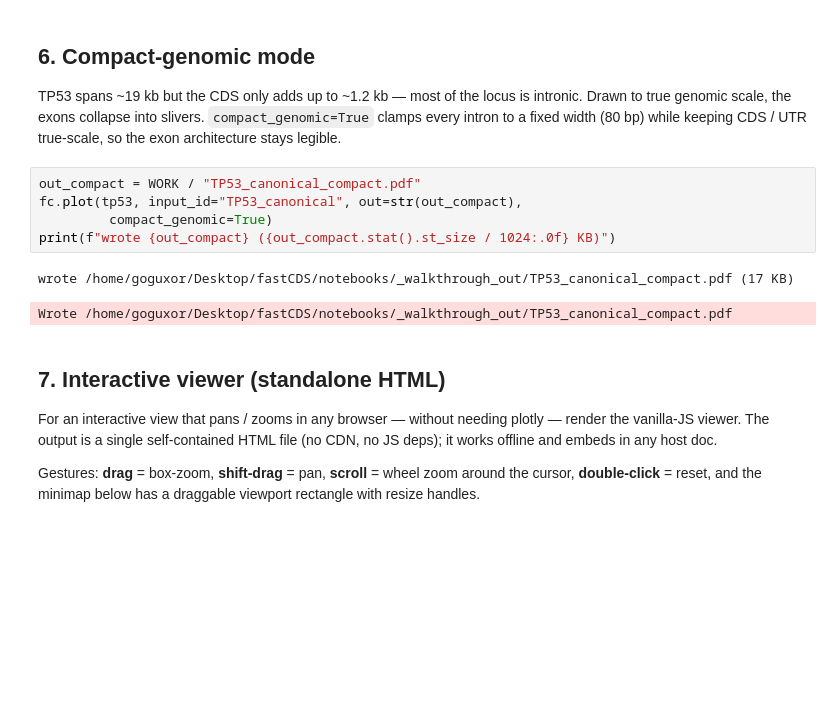
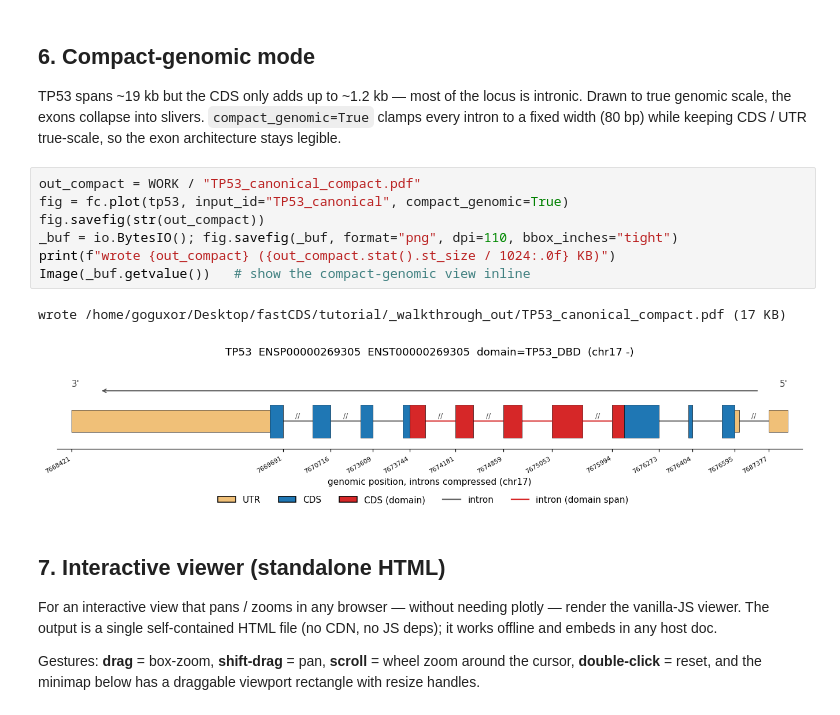
Before and after one commit to SotoLF/fastCDS, a Jupyter notebook: tutorial/walkthrough_end_to_end.ipynb, the cells around one changed output. Drawn from its saved outputs; the diff is of its cells as text; blank space fills up the shorter version.

```diff
--- a/tutorial/walkthrough_end_to_end.ipynb
+++ b/tutorial/walkthrough_end_to_end.ipynb
@@ -194,12 +209,14 @@ slivers. `compact_genomic=True` clamps every intron to a fixed width
 stays legible.
 # %%
 out_compact = WORK / "TP53_canonical_compact.pdf"
-fc.plot(tp53, input_id="TP53_canonical", out=str(out_compact),
-         compact_genomic=True)
+fig = fc.plot(tp53, input_id="TP53_canonical", compact_genomic=True)
+fig.savefig(str(out_compact))
+_buf = io.BytesIO(); fig.savefig(_buf, format="png", dpi=110, bbox_inches="tight")
 print(f"wrote {out_compact} ({out_compact.stat().st_size / 1024:.0f} KB)")
+Image(_buf.getvalue())   # show the compact-genomic view inline
 # %% [output]
-wrote /home/goguxor/Desktop/fastCDS/notebooks/_walkthrough_out/TP53_canonical_compact.pdf (17 KB)
+wrote /home/goguxor/Desktop/fastCDS/tutorial/_walkthrough_out/TP53_canonical_compact.pdf (17 KB)
-Wrote /home/goguxor/Desktop/fastCDS/notebooks/_walkthrough_out/TP53_canonical_compact.pdf
+[figure, added]
 # %% [markdown]
 ## 7. Interactive viewer (standalone HTML)
 
```
Also changed, not shown: parts of 8 cells of this notebook.
